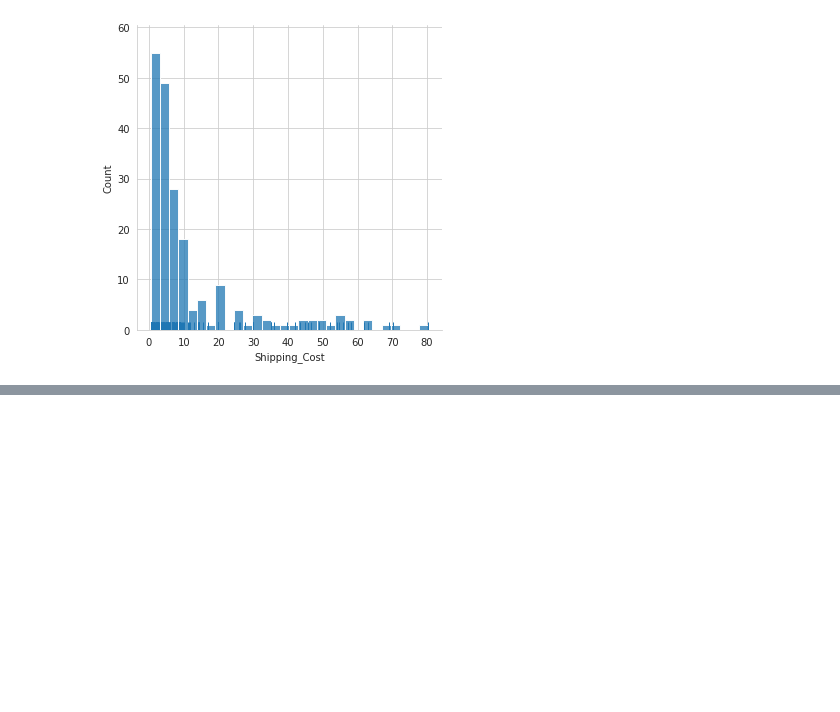
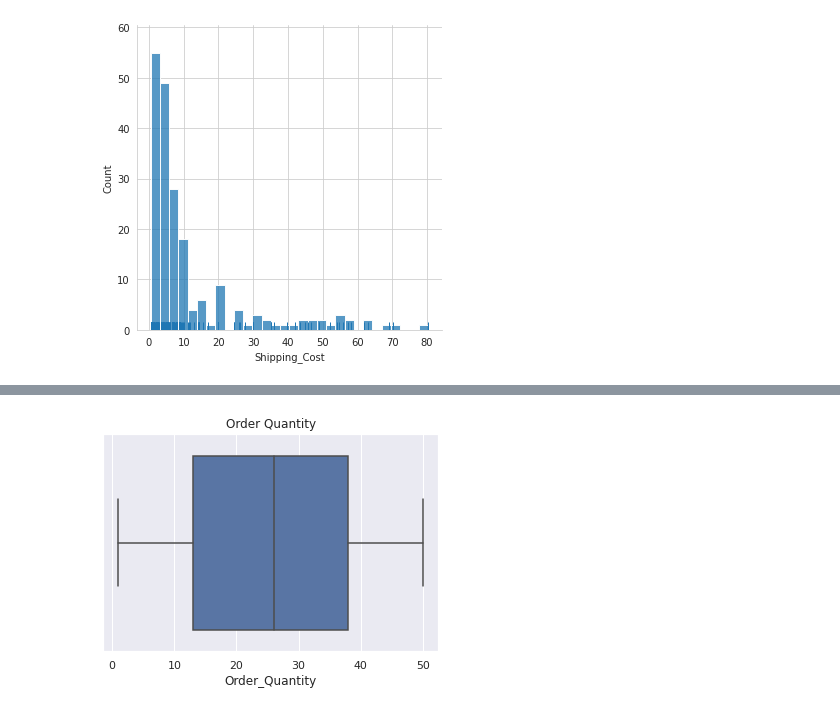
Before and after one commit to Mgrdich/machine_learning_playground, a Jupyter notebook: data_visualization2.ipynb, the cells around one changed output, grey strips where cells are left out. Cells and saved outputs as stored; diff of their text form; code cells hidden in the pictures; blank space fills up the shorter version.

```diff
--- a/data_visualization2.ipynb
+++ b/data_visualization2.ipynb
@@ -47,0 +43,7 @@ AttributeError: can't set attribute
+# %%
+sns.boxplot(x=df['Order_Quantity'])
+plt.title('Order Quantity')
+
+plt.show()
+# %% [output]
+[figure, added]
```
Also changed, not shown: parts of 11 cells of this notebook.
